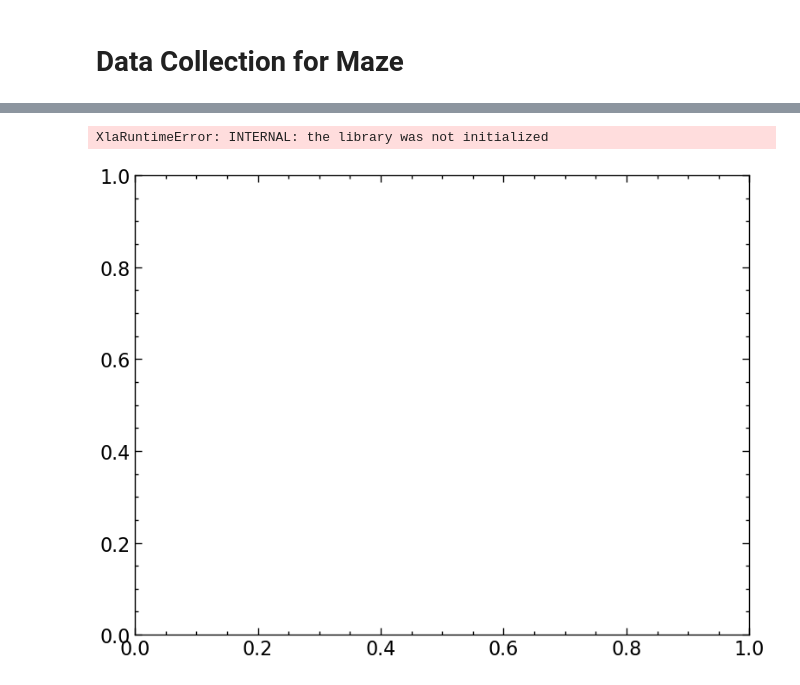
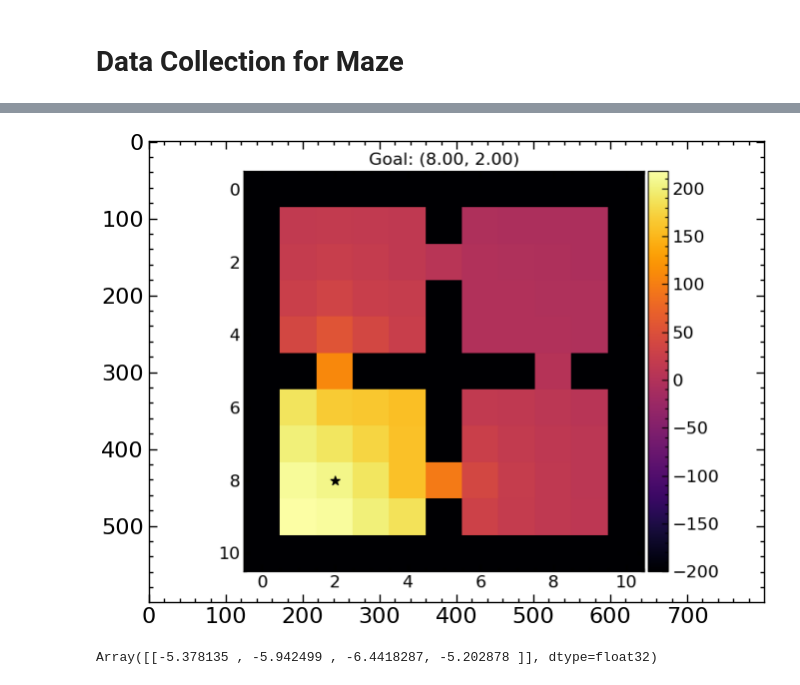
Before and after one commit to skylooop/ZeroShotRL, a Jupyter notebook: notebooks/mazes.ipynb, the cells around one changed output, grey strips where cells are left out. Drawn from its saved outputs; the diff is of its cells as text; code cells hidden in the pictures.

```diff
--- a/notebooks/mazes.ipynb
+++ b/notebooks/mazes.ipynb
@@ -195,6 +181,13 @@ from agents.fb import get_config, ForwardBackwardAgent
 
 fb_discrete_config = get_config()
 fb_discrete_config.discrete = True
+fb_discrete_config.fb_forward_hidden_dims = (1024, 1024, 1024)
+fb_discrete_config.fb_backward_hidden_dims = (256, 256)
+fb_discrete_config.fb_backward_layer_norm = True
+fb_discrete_config.fb_layer_norm_only_first = False
+fb_discrete_config.fb_forward_layer_norm = True
+fb_discrete_config.z_dim = 50
+fb_discrete_config.boltzmann = True
 gc_whole_dataset = GCDataset(whole_dataset, config=fb_discrete_config)
 
 fb_agent = ForwardBackwardAgent.create(
@@ -203,5 +196,6 @@ fb_agent = ForwardBackwardAgent.create(
     np.full(shape=(1, 2), fill_value=env.action_space.n - 1),
     config=fb_discrete_config
 )
-# fb_agent.update(gc_whole_dataset.sample(64))
+sample_data = gc_whole_dataset.sample(64)
+# fb_agent, info = fb_agent.update(gc_whole_dataset.sample(512))
 # %% [output]
@@ -211,0 +206,3 @@ E0000 00:00:1740412866.136360  378604 cuda_blas.cc:1418] Unable to register cuBL
+# %%
+for _ in tqdm(range(10_000)):
+    fb_agent, info = fb_agent.update(gc_whole_dataset.sample(1024))
@@ -211,0 +213,14 @@ E0000 00:00:1740412866.136360  378604 cuda_blas.cc:1418] Unable to register cuBL
+# %%
+from envs.custom_mazes.env_utils import policy_image_fourrooms
+from functools import partial
+from utils.evaluation import supply_rng
+
+observation, info = env.setup_goals(seed=None, task_num=0)
+goal = info.get("goal_pos", None)
+latent_z = fb_agent.infer_z(goal)
+start = info.get("start_pos", None)
+example_batch = whole_dataset.sample(1)
+pred_policy_img = policy_image_fourrooms(env, example_batch, N=11, M=11,
+                                                action_fn=partial(supply_rng(fb_agent.sample_actions, rng=jax.random.PRNGKey(np.random.randint(0, 2**32))), latent_z=latent_z, temperature=1.0),
+                                                goal=goal, start=start)
+plt.imshow(pred_policy_img)
@@ -213,13 +231,11 @@ E0000 00:00:1740412866.136360  378604 cuda_blas.cc:1418] Unable to register cuBL
 from envs.custom_mazes.env_utils import value_image_fourrooms
 from functools import partial
 
-example_batch = gc_whole_dataset.sample(1)
-observation, info = test.reset(options=dict(task_id=2, render_goal=True))
-goal = info.get('goal_pos')
-start = test.start
+observation, info = env.setup_goals(seed=None, task_num=0)
+goal = info.get("goal_pos", None)
 latent_z = jax.device_get(fb_agent.infer_z(goal)[None])
-N, M = test.maze.size
-latent_z = np.tile(latent_z, (N * M, 1))
-pred_value_img = value_image_fourrooms(test, example_batch, N=N, M=M,
+N, M = env.maze.size
+pred_value_img = value_image_fourrooms(env, example_batch, N=N, M=M,
                             value_fn=partial(fb_agent.predict_q, z=latent_z), goal=goal)
+plt.imshow(pred_value_img)
 # %% [output]
@@ -227,2 +243,5 @@ E0224 19:01:14.778423  378604 pjrt_stream_executor_client.cc:3045] Execution of
-XlaRuntimeError: INTERNAL: the library was not initialized
-[figure, old version]
+[figure, new version]
+# %%
+fb_agent.predict_q(jnp.array([2, 8]), latent_z)
+# %% [output]
+Array([[-5.378135 , -5.942499 , -6.4418287, -5.202878 ]], dtype=float32)
```
Also changed, not shown: parts of 9 cells of this notebook, 9 other files.
